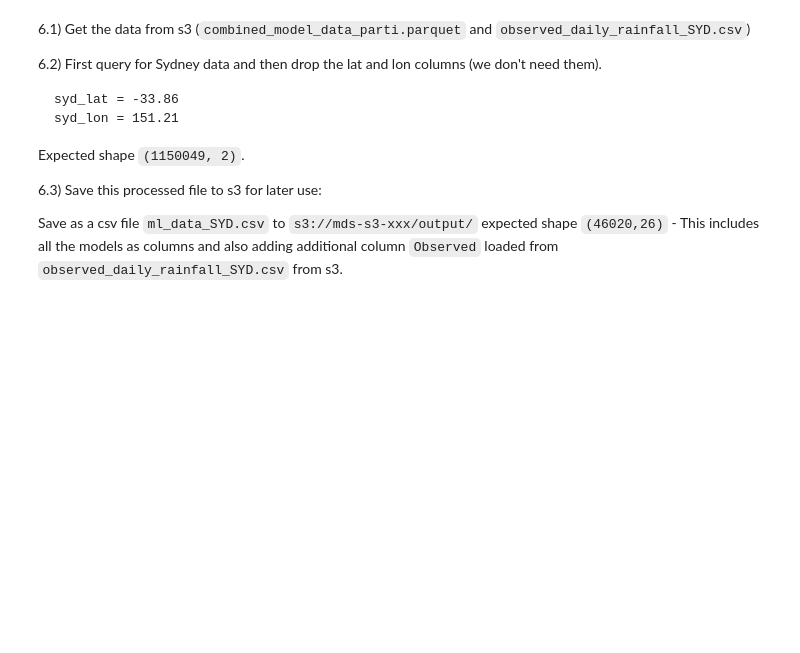
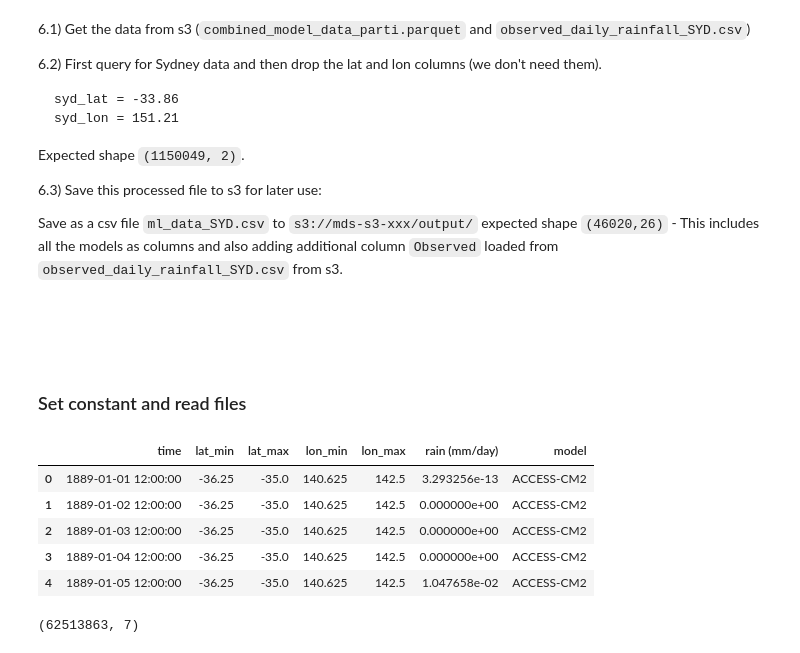
Before and after one commit to UBC-MDS/525_group_15, a Jupyter notebook: milestone2/milestone_2.ipynb, the cells around one changed output. Drawn from its saved outputs; the diff is of its cells as text; code cells hidden in the pictures; blank space fills up the shorter version.

````diff
--- a/milestone2/milestone_2.ipynb
+++ b/milestone2/milestone_2.ipynb
@@ -218,4 +201,8 @@
 
   Save as a csv file ```ml_data_SYD.csv``` to ```s3://mds-s3-xxx/output/```
   expected shape ```(46020,26)``` - This includes all the models as columns and also adding additional column ```Observed``` loaded from ```observed_daily_rainfall_SYD.csv``` from s3.
+# %% [markdown]
+<br><br>
+# %% [markdown]
+### Set constant and read files
 # %%
@@ -222,0 +214,16 @@
+# %%
+df_models = pd.read_parquet(models_url)
+df_observed = pd.read_csv(observed_url)
+# %%
+df_models.head()
+# %% [output]
+|  | time | lat_min | lat_max | lon_min | lon_max | rain (mm/day) | model |
+| 0 | 1889-01-01 12:00:00 | -36.25 | -35.0 | 140.625 | 142.5 | 3.293256e-13 | ACCESS-CM2 |
+| 1 | 1889-01-02 12:00:00 | -36.25 | -35.0 | 140.625 | 142.5 | 0.000000e+00 | ACCESS-CM2 |
+| 2 | 1889-01-03 12:00:00 | -36.25 | -35.0 | 140.625 | 142.5 | 0.000000e+00 | ACCESS-CM2 |
+| 3 | 1889-01-04 12:00:00 | -36.25 | -35.0 | 140.625 | 142.5 | 0.000000e+00 | ACCESS-CM2 |
+| 4 | 1889-01-05 12:00:00 | -36.25 | -35.0 | 140.625 | 142.5 | 1.047658e-02 | ACCESS-CM2 |
+# %%
+df_models.shape
+# %% [output]
+(62513863, 7)
````
Also changed, not shown: parts of 33 cells of this notebook.
